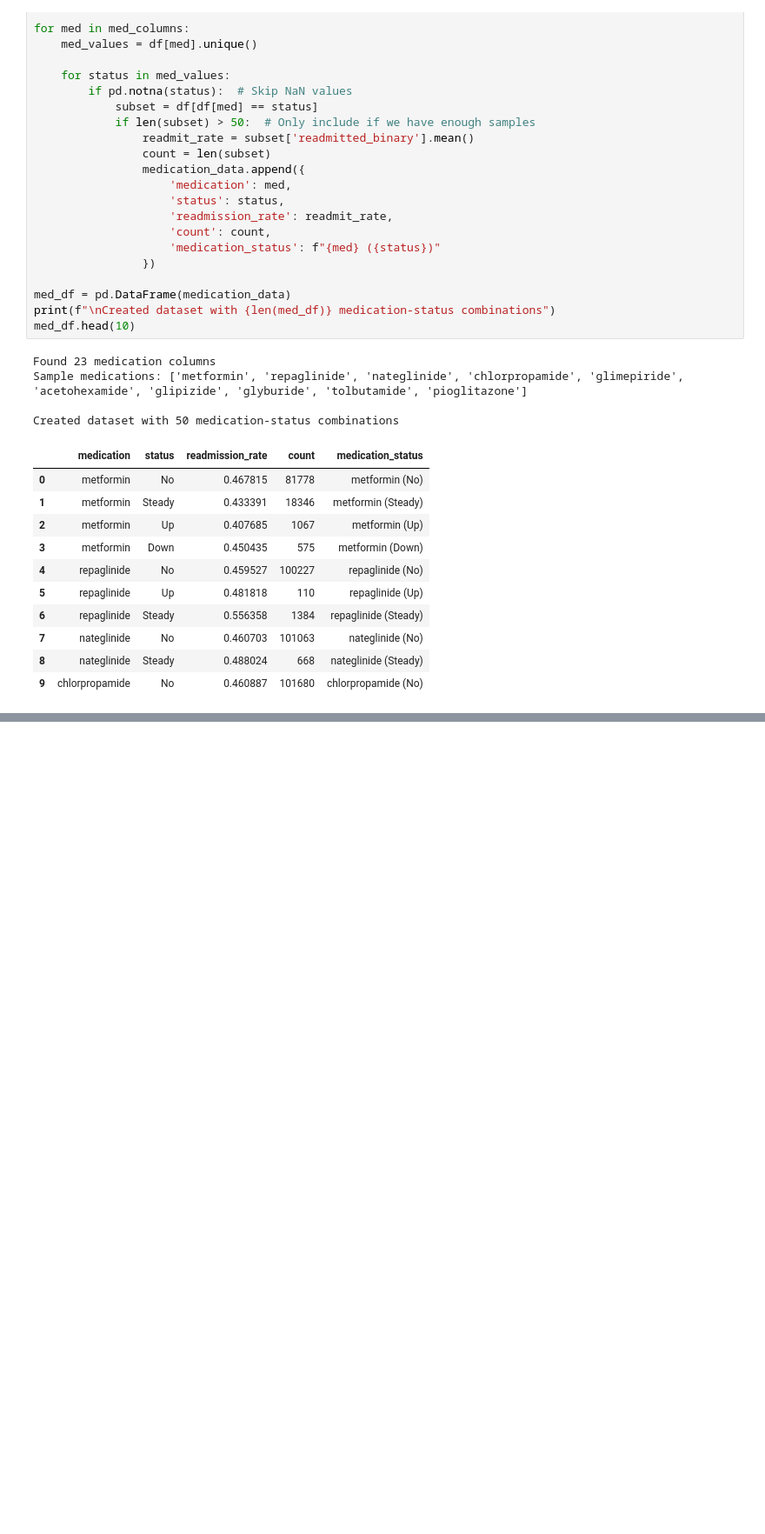
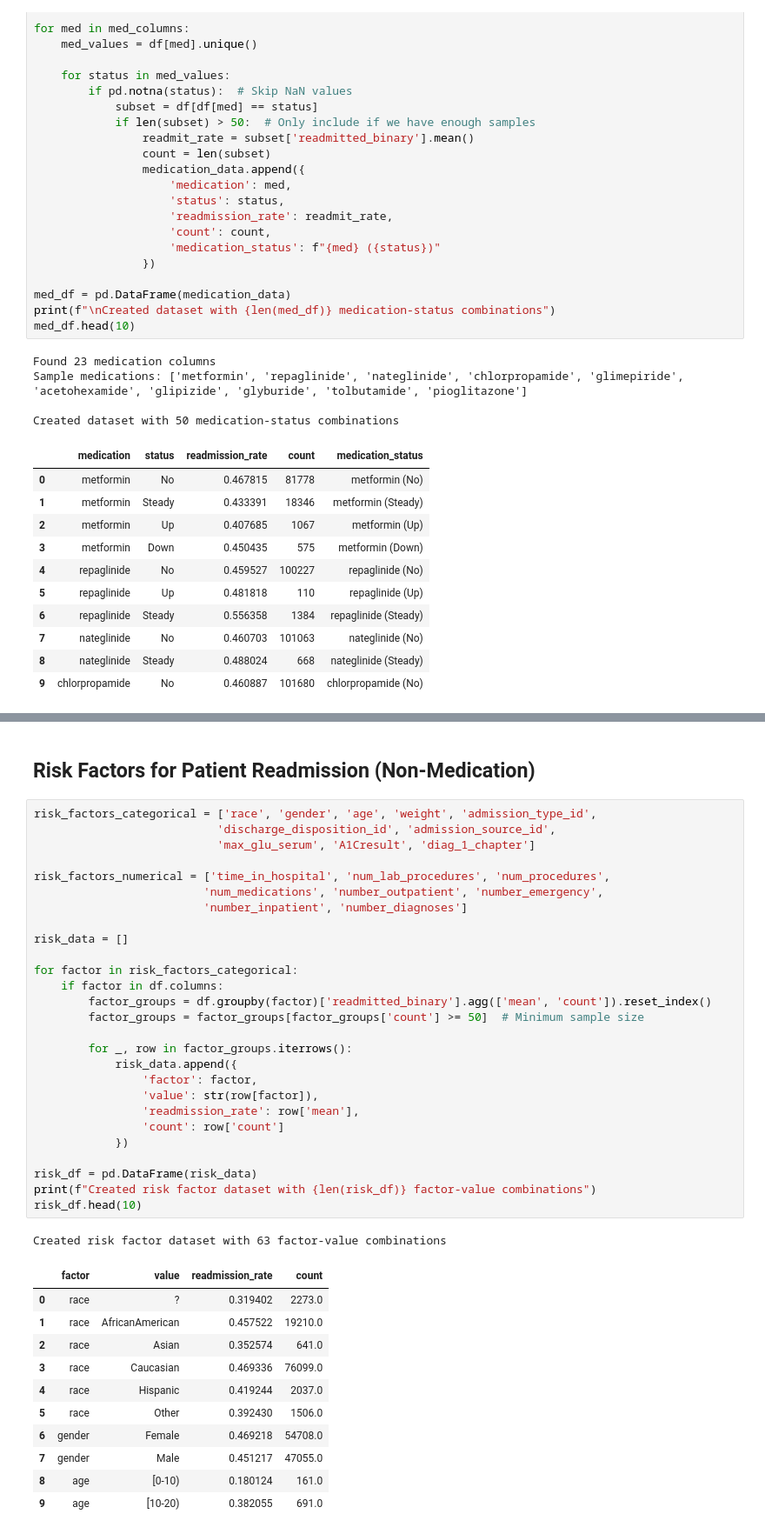
Before and after one commit to Lukmacbla/BioMedVis, a Jupyter notebook: main.ipynb, the cells around one changed output, grey strips where cells are left out. Shown: that part at 87% size. Cells and saved outputs as stored; diff of their text form; blank space fills up the shorter version.

```diff
--- a/main.ipynb
+++ b/main.ipynb
@@ -646,3 +646,45 @@ text = alt.Chart(med_heatmap_data).mark_text(baseline='middle').encode(
 heatmap + text
 # %% [output]
 [interactive output not drawn]
+# %% [markdown]
+## Risk Factors for Patient Readmission (Non-Medication)
+# %%
+risk_factors_categorical = ['race', 'gender', 'age', 'weight', 'admission_type_id',
+                           'discharge_disposition_id', 'admission_source_id',
+                           'max_glu_serum', 'A1Cresult', 'diag_1_chapter']
+
+risk_factors_numerical = ['time_in_hospital', 'num_lab_procedures', 'num_procedures',
+                         'num_medications', 'number_outpatient', 'number_emergency',
+                         'number_inpatient', 'number_diagnoses']
+
+risk_data = []
+
+for factor in risk_factors_categorical:
+    if factor in df.columns:
+        factor_groups = df.groupby(factor)['readmitted_binary'].agg(['mean', 'count']).reset_index()
+        factor_groups = factor_groups[factor_groups['count'] >= 50]  # Minimum sample size
+
+        for _, row in factor_groups.iterrows():
+            risk_data.append({
+                'factor': factor,
+                'value': str(row[factor]),
+                'readmission_rate': row['mean'],
+                'count': row['count']
+            })
+
+risk_df = pd.DataFrame(risk_data)
+print(f"Created risk factor dataset with {len(risk_df)} factor-value combinations")
+risk_df.head(10)
+# %% [output]
+Created risk factor dataset with 63 factor-value combinations
+|  | factor | value | readmission_rate | count |
+| 0 | race | ? | 0.319402 | 2273.0 |
+| 1 | race | AfricanAmerican | 0.457522 | 19210.0 |
+| 2 | race | Asian | 0.352574 | 641.0 |
+| 3 | race | Caucasian | 0.469336 | 76099.0 |
+| 4 | race | Hispanic | 0.419244 | 2037.0 |
+| 5 | race | Other | 0.392430 | 1506.0 |
+| 6 | gender | Female | 0.469218 | 54708.0 |
+| 7 | gender | Male | 0.451217 | 47055.0 |
+| 8 | age | [0-10) | 0.180124 | 161.0 |
+| 9 | age | [10-20) | 0.382055 | 691.0 |
```
Also changed, not shown: parts of 5 cells of this notebook, 5 other files.
